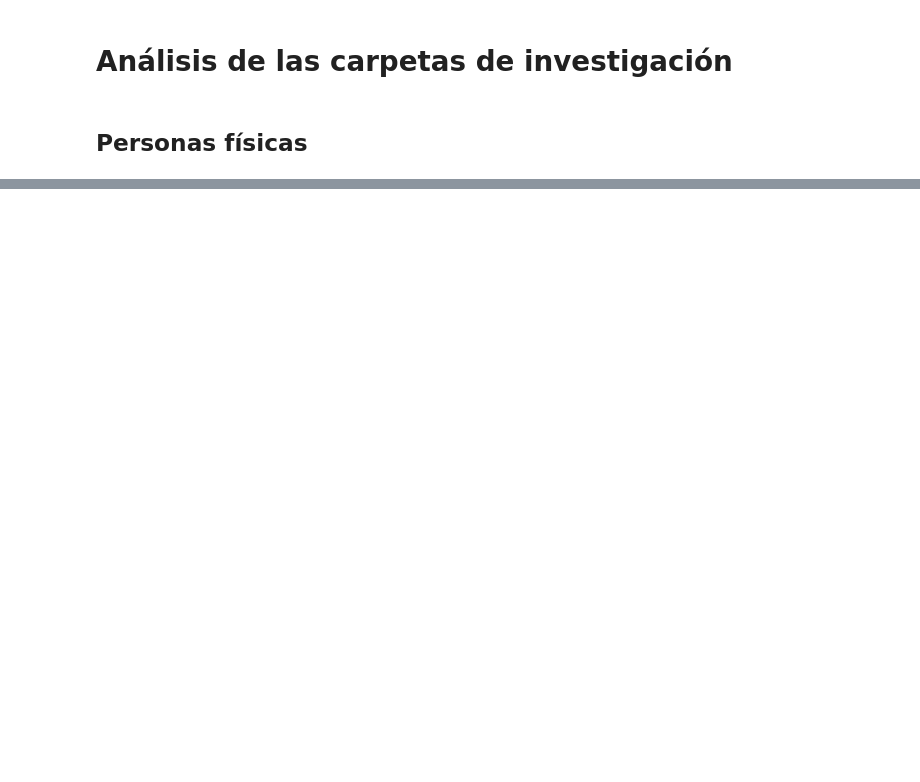
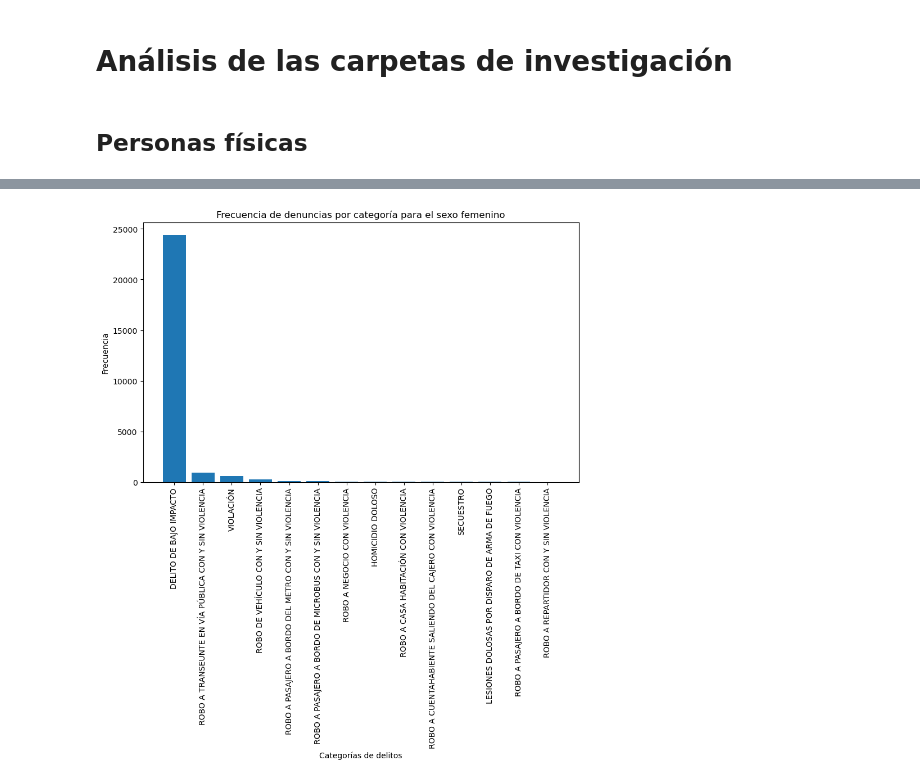
Before and after one commit to porto-o/analisis_carpetas_investigacion, a Jupyter notebook: Analisis.ipynb, the cells around one changed output, grey strips where cells are left out. Drawn from its saved outputs; the diff is of its cells as text; code cells hidden in the pictures; blank space fills up the shorter version.

Commit message:
Agrupamiento por categoria a los delitos para analisis, probablemente se use muestreo estratificado para tener muestras de las 14 categorias

```diff
--- a/Analisis.ipynb
+++ b/Analisis.ipynb
@@ -26,0 +62,4 @@ plt.show()
+# %%
+mujeres = df_fisica.loc[(df_fisica["sexo"] == "Femenino")]
+
+mujeres["categoria"].nunique()
@@ -26,0 +70,3 @@ plt.show()
+# %%
+agrupado = mujeres.groupby(by=["categoria"]).size().reset_index(name="frecuencia")
+agrupado
@@ -26,0 +89,17 @@ plt.show()
+# %%
+# Ordena el DataFrame 'agrupado' por la columna 'frecuencia' en orden descendente
+agrupado_ordenado = agrupado.sort_values(by='frecuencia', ascending=False)
+
+# Crea el gráfico de barras
+plt.figure(figsize=(10, 6))  # Tamaño del gráfico
+plt.bar(agrupado_ordenado['categoria'], agrupado_ordenado['frecuencia'])  # Grafica las barras
+
+# Configuración adicional (opcional)
+plt.title('Frecuencia de denuncias por categoría para el sexo femenino')  # Título del gráfico
+plt.xlabel('Categorías de delitos')  # Etiqueta del eje x
+plt.ylabel('Frecuencia')  # Etiqueta del eje y
+plt.xticks(rotation=90)  # Rotación de las etiquetas en el eje x para mayor legibilidad
+
+plt.show()  # Muestra el gráfico
+# %% [output]
+[figure, added]
```
Also changed, not shown: parts of 13 cells of this notebook, 2 other files.
